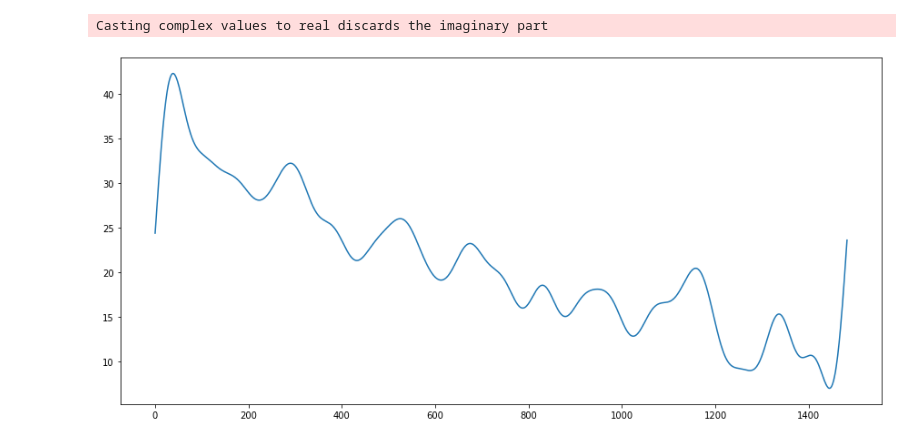
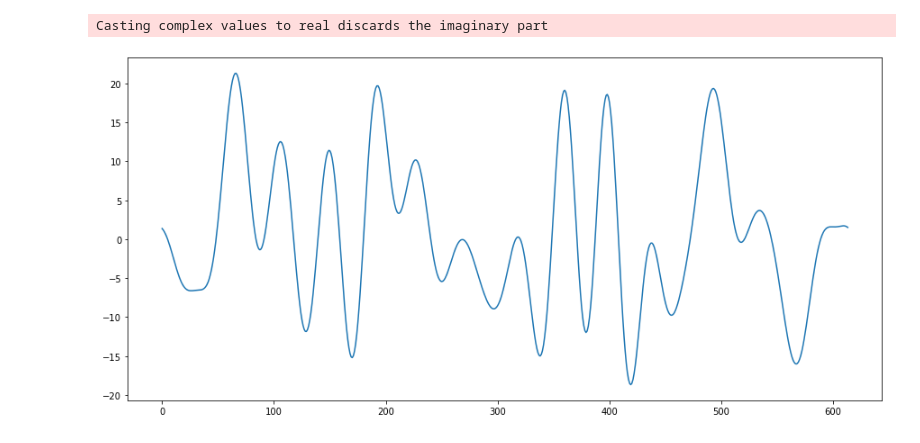
Before and after one commit to HarrisonHakanen/Testes, a Jupyter notebook: Testes utilizando o TSI, ROC.ipynb, the cells around one changed output. Drawn from its saved outputs; the diff is of its cells as text; code cells hidden in the pictures.

```diff
--- a/Testes utilizando o TSI, ROC.ipynb
+++ b/Testes utilizando o TSI, ROC.ipynb
@@ -173,10 +147,21 @@ Casting complex values to real discards the imaginary part
-# %%
-fft_list = np.asarray(fft_df['fft'].tolist())
-fft_list[20:-20] = 0
-
-plt.figure(figsize=(15, 7))
-plt.plot(np.fft.ifft(fft_list))
-plt.show()
-# %% [output]
-Casting complex values to real discards the imaginary part
-[figure, removed]
+# %%
+#FFT DO ROC
+
+resultados_roc_sem_null = pd.DataFrame(resultados_roc_sem_null)
+
+resultados_roc_sem_null['roc'] = resultados_roc_sem_null['roc'].apply(lambda x: float(x))
+
+close_fft = np.fft.fft(np.asarray(resultados_roc_sem_null['roc'].tolist()))
+fft_df = pd.DataFrame({'fft':close_fft})
+fft_df['absolute'] = fft_df['fft'].apply(lambda x: np.abs(x))
+fft_df['angle'] = fft_df['fft'].apply(lambda x: np.angle(x))
+
+fft_list = np.asarray(fft_df['fft'].tolist())
+fft_list[20:-20] = 0
+
+plt.figure(figsize=(15, 7))
+plt.plot(np.fft.ifft(fft_list))
+plt.show()
+# %% [output]
+Casting complex values to real discards the imaginary part
+[figure, added]
```
Also changed, not shown: parts of 8 cells of this notebook, 5 other files.
